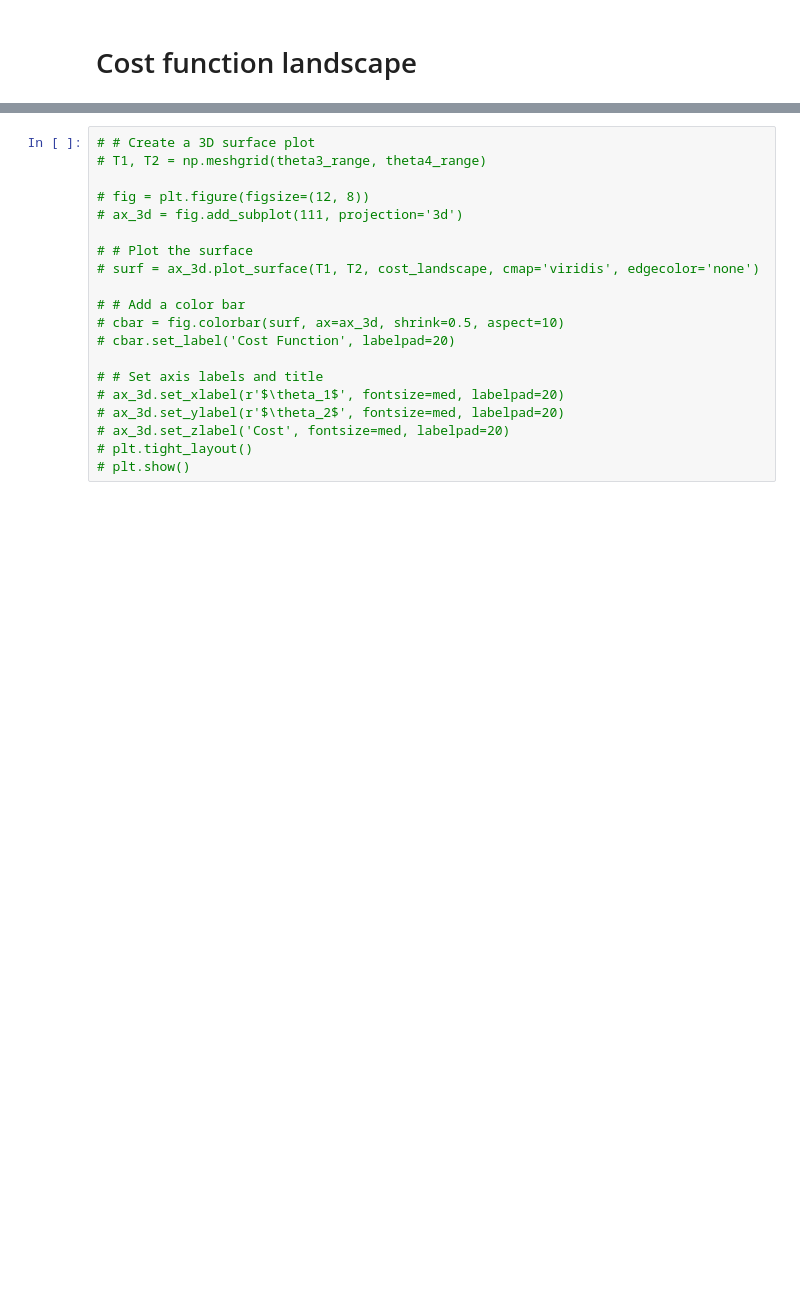
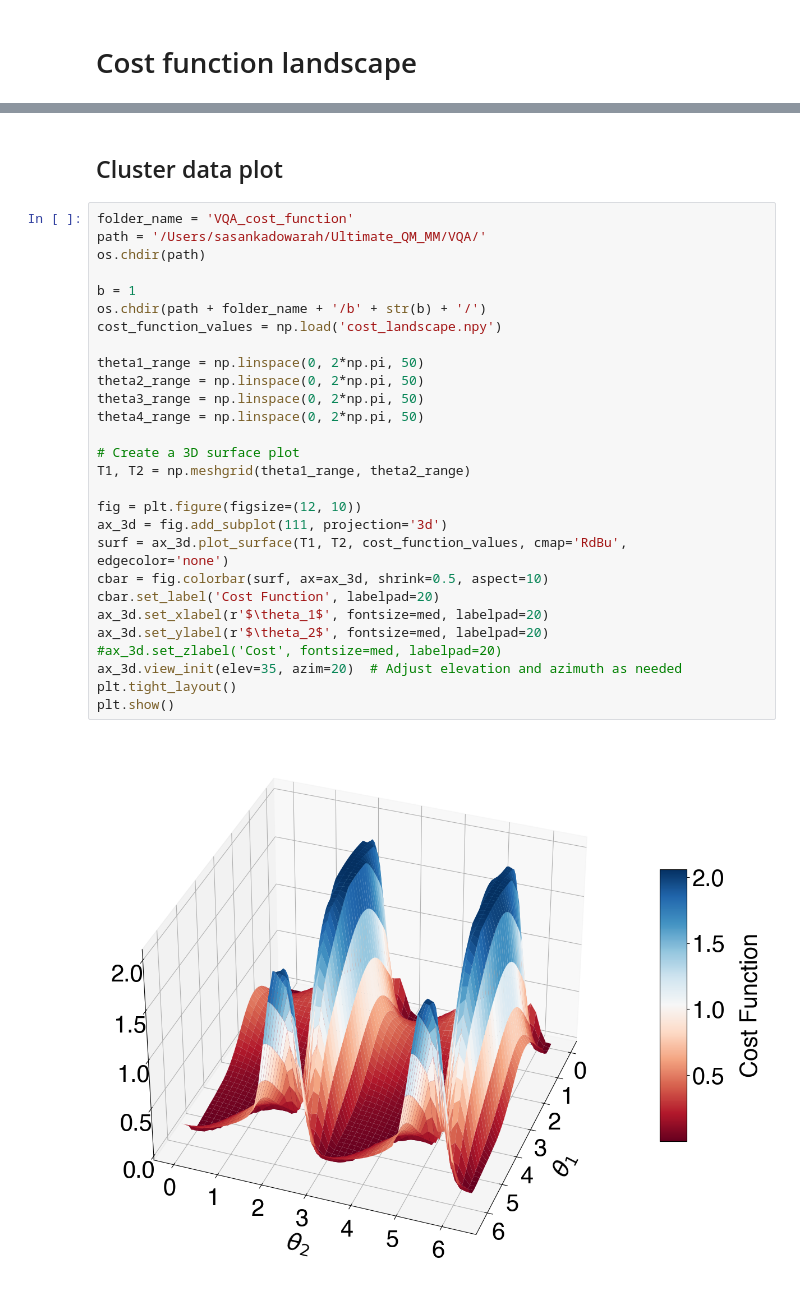
Before and after one commit to psasanka1729/VQA, a Jupyter notebook: variational_ansatz_infinite_ranged_model.ipynb, the cells around one changed output, grey strips where cells are left out. Cells and saved outputs as stored; diff of their text form; blank space fills up the shorter version.

```diff
--- a/variational_ansatz_infinite_ranged_model.ipynb
+++ b/variational_ansatz_infinite_ranged_model.ipynb
@@ -581,20 +601,32 @@ plt.show()
+# %% [markdown]
+## Cluster data plot
 # %%
-# # Create a 3D surface plot
-# T1, T2 = np.meshgrid(theta3_range, theta4_range)
+folder_name = 'VQA_cost_function'
+path = '/Users/sasankadowarah/Ultimate_QM_MM/VQA/'
+os.chdir(path)
 
-# fig = plt.figure(figsize=(12, 8))
-# ax_3d = fig.add_subplot(111, projection='3d')
+b = 1
+os.chdir(path + folder_name + '/b' + str(b) + '/')
+cost_function_values = np.load('cost_landscape.npy')
 
-# # Plot the surface
-# surf = ax_3d.plot_surface(T1, T2, cost_landscape, cmap='viridis', edgecolor='none')
+theta1_range = np.linspace(0, 2*np.pi, 50)
+theta2_range = np.linspace(0, 2*np.pi, 50)
+theta3_range = np.linspace(0, 2*np.pi, 50)
+theta4_range = np.linspace(0, 2*np.pi, 50)
 
-# # Add a color bar
-# cbar = fig.colorbar(surf, ax=ax_3d, shrink=0.5, aspect=10)
-# cbar.set_label('Cost Function', labelpad=20)
+# Create a 3D surface plot
+T1, T2 = np.meshgrid(theta1_range, theta2_range)
 
-# # Set axis labels and title
-# ax_3d.set_xlabel(r'$\theta_1$', fontsize=med, labelpad=20)
-# ax_3d.set_ylabel(r'$\theta_2$', fontsize=med, labelpad=20)
-# ax_3d.set_zlabel('Cost', fontsize=med, labelpad=20)
-# plt.tight_layout()
-# plt.show()
+fig = plt.figure(figsize=(12, 10))
+ax_3d = fig.add_subplot(111, projection='3d')
+surf = ax_3d.plot_surface(T1, T2, cost_function_values, cmap='RdBu', edgecolor='none')
+cbar = fig.colorbar(surf, ax=ax_3d, shrink=0.5, aspect=10)
+cbar.set_label('Cost Function', labelpad=20)
+ax_3d.set_xlabel(r'$\theta_1$', fontsize=med, labelpad=20)
+ax_3d.set_ylabel(r'$\theta_2$', fontsize=med, labelpad=20)
+#ax_3d.set_zlabel('Cost', fontsize=med, labelpad=20)
+ax_3d.view_init(elev=35, azim=20)  # Adjust elevation and azimuth as needed
+plt.tight_layout()
+plt.show()
+# %% [output]
+[figure, added]
```
Also changed, not shown: parts of 10 cells of this notebook.
